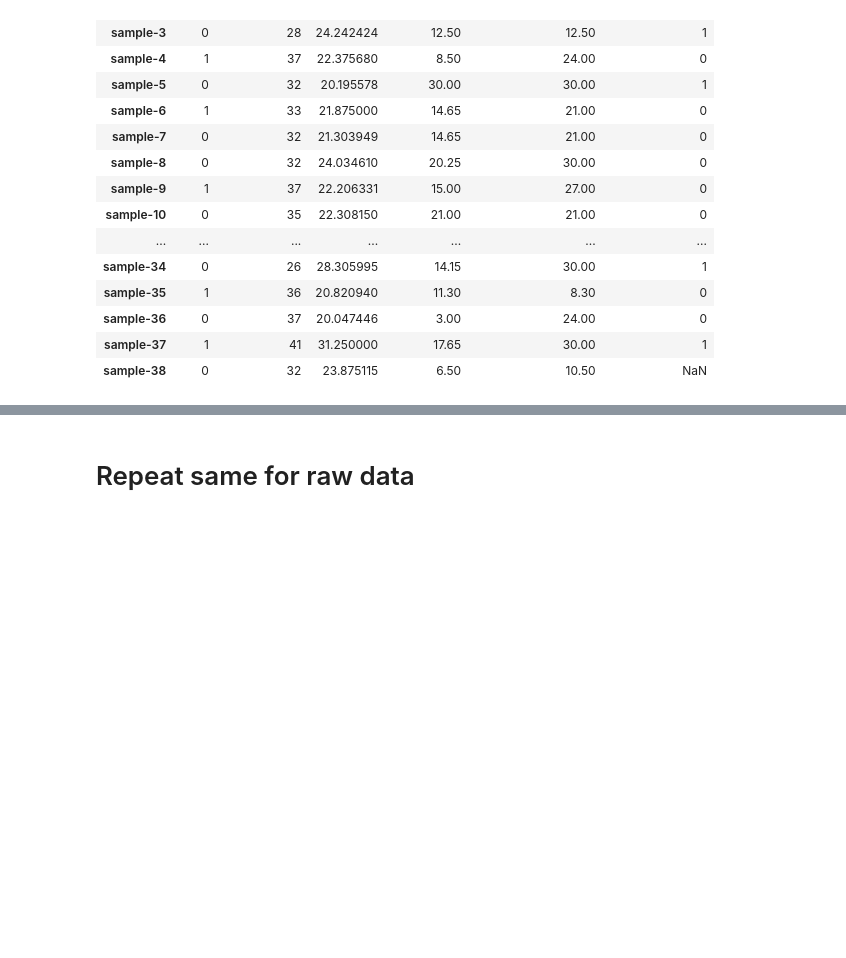
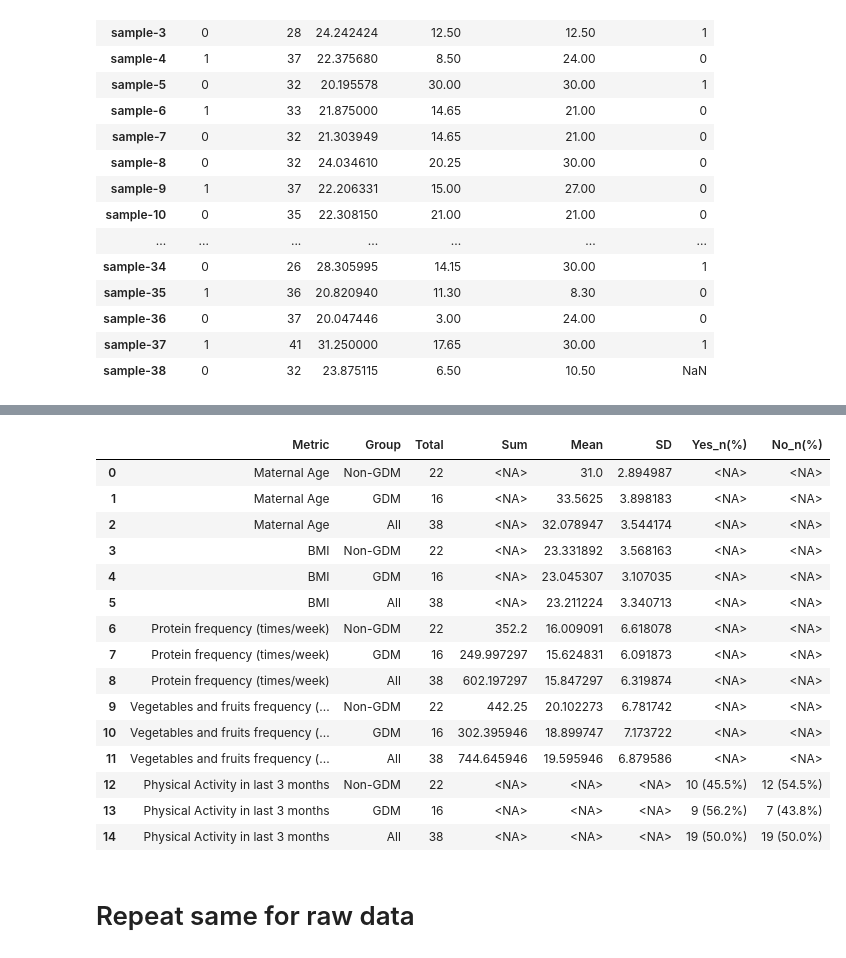
Before and after one commit to aishwaryasalvi777/End-to-End-Metabolomics-Biomarker-Modeling-Pipeline, a Jupyter notebook: src/scripts/08_ML_modeling copy.ipynb, the cells around one changed output, grey strips where cells are left out. Cells and saved outputs as stored; diff of their text form; code cells hidden in the pictures; blank space fills up the shorter version.

Commit message:
Adding Table1 Contents
Calculating Mean, Standard Deviation for Selected Table 1 covariates

```diff
--- a/src/scripts/08_ML_modeling copy.ipynb
+++ b/src/scripts/08_ML_modeling copy.ipynb
@@ -330,0 +497,74 @@ cov_matrix.head(38)
+# %%
+# Export one combined table with all summary values
+combined_summary_rows = []
+
+for _, row in maternal_age_summary.iterrows():
+    combined_summary_rows.append({
+        'Metric': 'Maternal Age',
+        'Group': row['Group'],
+        'Total': int(row['Total']),
+        'Mean': row['Mean_Maternal_Age'],
+        'SD': row['SD_Maternal_Age'],
+        'Sum': pd.NA,
+        'Yes_n(%)': pd.NA,
+        'No_n(%)': pd.NA,
+    })
+
+for _, row in bmi_summary.iterrows():
+    combined_summary_rows.append({
+        'Metric': 'BMI',
+        'Group': row['Group'],
+        'Total': int(row['Total']),
+        'Mean': row['Mean_BMI'],
+        'SD': row['SD_BMI'],
+        'Sum': pd.NA,
+        'Yes_n(%)': pd.NA,
+        'No_n(%)': pd.NA,
+    })
+
+for _, row in protein_summary.iterrows():
+    combined_summary_rows.append({
+        'Metric': 'Protein frequency (times/week)',
+        'Group': row['Group'],
+        'Total': int(row['Total']),
+        'Mean': row['Mean_Protein_Frequency'],
+        'SD': row['SD_Protein_Frequency'],
+        'Sum': row['Sum_Protein_Frequency'],
+        'Yes_n(%)': pd.NA,
+        'No_n(%)': pd.NA,
+    })
+
+for _, row in vegfruit_summary.iterrows():
+    combined_summary_rows.append({
+        'Metric': 'Vegetables and fruits frequency (times/week)',
+        'Group': row['Group'],
+        'Total': int(row['Total']),
+        'Mean': row['Mean_VegFruits_Frequency'],
+        'SD': row['SD_VegFruits_Frequency'],
+        'Sum': row['Sum_VegFruits_Frequency'],
+        'Yes_n(%)': pd.NA,
+        'No_n(%)': pd.NA,
+    })
+
+for _, row in pa_summary.iterrows():
+    combined_summary_rows.append({
+        'Metric': 'Physical Activity in last 3 months',
+        'Group': row['Group'],
+        'Total': int(row['Total']),
+        'Mean': pd.NA,
+        'SD': pd.NA,
+        'Sum': pd.NA,
+        'Yes_n(%)': row['Yes_n(%)'],
+        'No_n(%)': row['No_n(%)'],
+    })
+
+combined_summary = pd.DataFrame(combined_summary_rows)
+combined_summary = combined_summary[['Metric', 'Group', 'Total', 'Sum', 'Mean', 'SD', 'Yes_n(%)', 'No_n(%)']]
+
+combined_summary_path = os.path.join(OUTPUTS_DIR, 'ml_modeling', 'Python_outputs', 'CSV_files', 'Table1_before_cleaning.csv')
+os.makedirs(os.path.dirname(combined_summary_path), exist_ok=True)
+combined_summary.to_csv(combined_summary_path, index=False)
+
+print(f"Saved combined summary table to: {combined_summary_path}")
+display(combined_summary)
+# %% [output]
@@ -331,3 +572,19 @@ cov_matrix.head(38)
+|  | Metric | Group | Total | Sum | Mean | SD | Yes_n(%) | No_n(%) |
+| 0 | Maternal Age | Non-GDM | 22 | <NA> | 31.0 | 2.894987 | <NA> | <NA> |
+| 1 | Maternal Age | GDM | 16 | <NA> | 33.5625 | 3.898183 | <NA> | <NA> |
+| 2 | Maternal Age | All | 38 | <NA> | 32.078947 | 3.544174 | <NA> | <NA> |
+| 3 | BMI | Non-GDM | 22 | <NA> | 23.331892 | 3.568163 | <NA> | <NA> |
+| 4 | BMI | GDM | 16 | <NA> | 23.045307 | 3.107035 | <NA> | <NA> |
+| 5 | BMI | All | 38 | <NA> | 23.211224 | 3.340713 | <NA> | <NA> |
+| 6 | Protein frequency (times/week) | Non-GDM | 22 | 352.2 | 16.009091 | 6.618078 | <NA> | <NA> |
+| 7 | Protein frequency (times/week) | GDM | 16 | 249.997297 | 15.624831 | 6.091873 | <NA> | <NA> |
+| 8 | Protein frequency (times/week) | All | 38 | 602.197297 | 15.847297 | 6.319874 | <NA> | <NA> |
+| 9 | Vegetables and fruits frequency (... | Non-GDM | 22 | 442.25 | 20.102273 | 6.781742 | <NA> | <NA> |
+| 10 | Vegetables and fruits frequency (... | GDM | 16 | 302.395946 | 18.899747 | 7.173722 | <NA> | <NA> |
+| 11 | Vegetables and fruits frequency (... | All | 38 | 744.645946 | 19.595946 | 6.879586 | <NA> | <NA> |
+| 12 | Physical Activity in last 3 months | Non-GDM | 22 | <NA> | <NA> | <NA> | 10 (45.5%) | 12 (54.5%) |
+| 13 | Physical Activity in last 3 months | GDM | 16 | <NA> | <NA> | <NA> | 9 (56.2%) | 7 (43.8%) |
+| 14 | Physical Activity in last 3 months | All | 38 | <NA> | <NA> | <NA> | 19 (50.0%) | 19 (50.0%) |
 # %% [markdown]
 # Repeat same for raw data
 # %%
```
Also changed, not shown: parts of 9 cells of this notebook.
